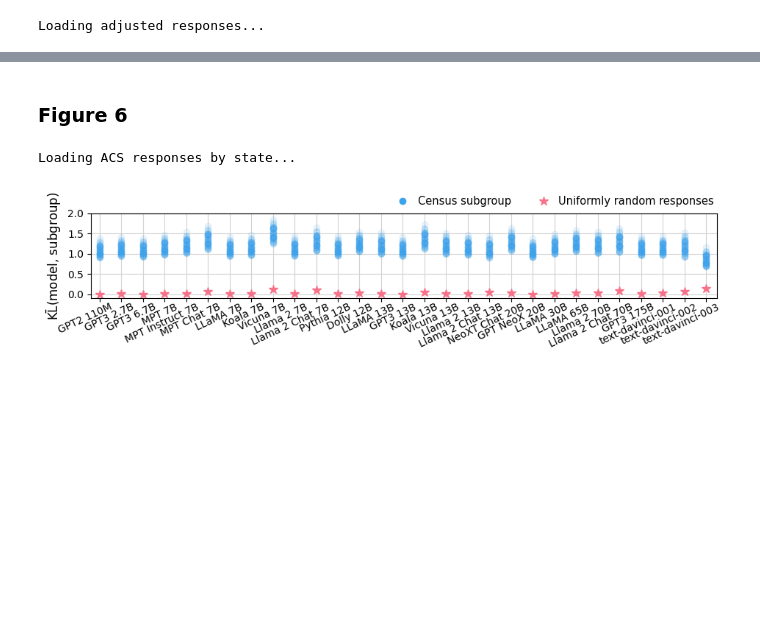
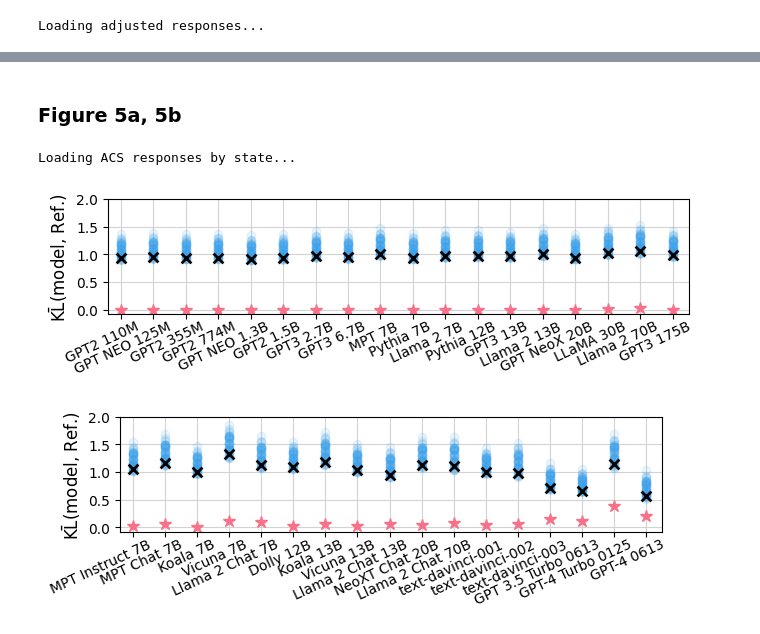
Before and after one commit to socialfoundations/surveying-language-models, a Jupyter notebook: figures.ipynb, the cells around one changed output, grey strips where cells are left out. Drawn from its saved outputs; the diff is of its cells as text; code cells hidden in the pictures; blank space fills up the shorter version.

```diff
--- a/figures.ipynb
+++ b/figures.ipynb
@@ -22,6 +22,10 @@ from plot_utils.models import hf_models, openai_models, model_names, instruct, m
 all_models = sorted(hf_models + openai_models, key=lambda x: model_sizes[x])
 base_models = sorted(list(set(all_models) - set(instruct.keys())), key=lambda x: model_sizes[x])
 instruction_models = sorted(list(instruct.keys()), key=lambda x: model_sizes[x])
+
+# due to space constrains, do not plot gptneo2.7b and llama since similar models were evaluated
+plot_models = list(set(base_models) - set(['gptneo2.7b', 'llama7b', 'llama13b', 'llama65b']))
+plot_models = sorted(plot_models, key=lambda x: model_sizes[x])
 # %% [markdown]
 ### Load responses
 # %%
@@ -32,7 +36,7 @@ from surveying_llms.load_responses import load_naive_responses, load_adjusted_re
 variables = list(n_categories.keys())
 uniform_responses = {var: np.ones(n_categories[var]) / n_categories[var] for var in variables}
 census_responses = load_acs_census_responses(census_file, n_categories)
-naive_responses = load_naive_responses(dir_individual, base_models, n_categories, openai_models)
+naive_responses = load_naive_responses(dir_individual, all_models, n_categories, openai_models)
 choice_responses, adjusted_responses = load_adjusted_responses(dir_individual, all_models,
                                                                n_categories, openai_models)
 # %% [output]
@@ -103,6 +109,0 @@ plt.savefig('plots/adjusted_entropy_ft.pdf', bbox_inches='tight')
-# %%
-from plot_utils.plot_utils import plot_kl_unif_census
-
-plot_models = ['mpt-chat', 'llama2-7b-chat', 'vicuna13b', 'koala13b', 'llama2-70b-chat', 'text-davinci-003']
-plot_kl_unif_census(plot_models, adjusted_kl_census, adjusted_kl_uniform, variables, model_names)
-plt.savefig('plots/kl_uniform.pdf', bbox_inches='tight')
@@ -121,13 +120,16 @@ Largest fraction of questions closer to census than to uniform: 0.12
 # %% [markdown]
-### Figure 6 <a name="fig6"></a>
+### Figure 5a, 5b
 # %%
 from plot_utils.plot_utils import load_acs_state_responses
 states, responses_states = load_acs_state_responses(census_file, n_categories)
 
 # calculate divergence between adjusted responses and each state
 subgroup_kls = {}
+subgroup_kls_unadj = {}
 for m in all_models:
     subgroup_kls[m] = {s: {v: compute_kl(adjusted_responses[v][m], responses_states[v][s])
+                           for v in variables} for s in states}
+    subgroup_kls_unadj[m] = {s: {v: compute_kl(naive_responses[v][m], responses_states[v][s])
                            for v in variables} for s in states}
 
 # Do not consider ESR and JWTRNS since they contain choices with zero frequency for some of the states
@@ -136,16 +138,24 @@ divergence = {m: {s: np.mean([subgroup_kls[m][s][v] for v in variables_used])
                   for s in states} for m in all_models}
 divergence_uniform = {m: np.mean([compute_kl(adjusted_responses[v][m], uniform_responses[v])
                                   for v in variables_used]) for m in all_models}
+divergence_unadj =  {m: {s: np.mean([subgroup_kls_unadj[m][s][v] for v in variables_used])
+                  for s in states} for m in all_models}
+
+divergence_census = {m: np.mean([adjusted_kl_census[v][m] for v in variables_used]) for m in all_models}
+subgroup_ent = {s: np.mean([compute_entropy(responses_states[v][s]) /  uniform_entropies[v]
+                          for v in variables]) for s in states}
 # %% [output]
 Loading ACS responses by state...
 # %%
 from plot_utils.plot_utils import plot_divergence_subgroups
 
-fewer_models = list(set(all_models) - set(['gptneo125m', 'gpt2m', 'gpt2l',
-                                      'gptneo1.3b', 'gpt2xl', 'gptneo2.7b', 'pythia7']))
-fewer_models = sorted(fewer_models, key=lambda x: model_sizes[x])
+plot_divergence_subgroups(divergence, divergence_uniform, divergence_census, plot_models, model_names,
+                          figsize=(7.5, 1.5))
+plt.savefig('plots/adjusted_kl_subgroups_base.pdf', bbox_inches='tight')
 
-plot_divergence_subgroups(divergence, divergence_uniform, fewer_models, model_names)
-plt.savefig('plots/adjusted_kl_subgroups.pdf', bbox_inches='tight')
+plot_divergence_subgroups(divergence, divergence_uniform, divergence_census, instruction_models, model_names,
+                          figsize=(7, 1.5))
+plt.savefig('plots/adjusted_kl_subgroups_inst.pdf', bbox_inches='tight')
 # %% [output]
-[figure, old version]
+[figure, new version]
+[figure, added]
```
Also changed, not shown: parts of 15 cells of this notebook, 15 other files.
